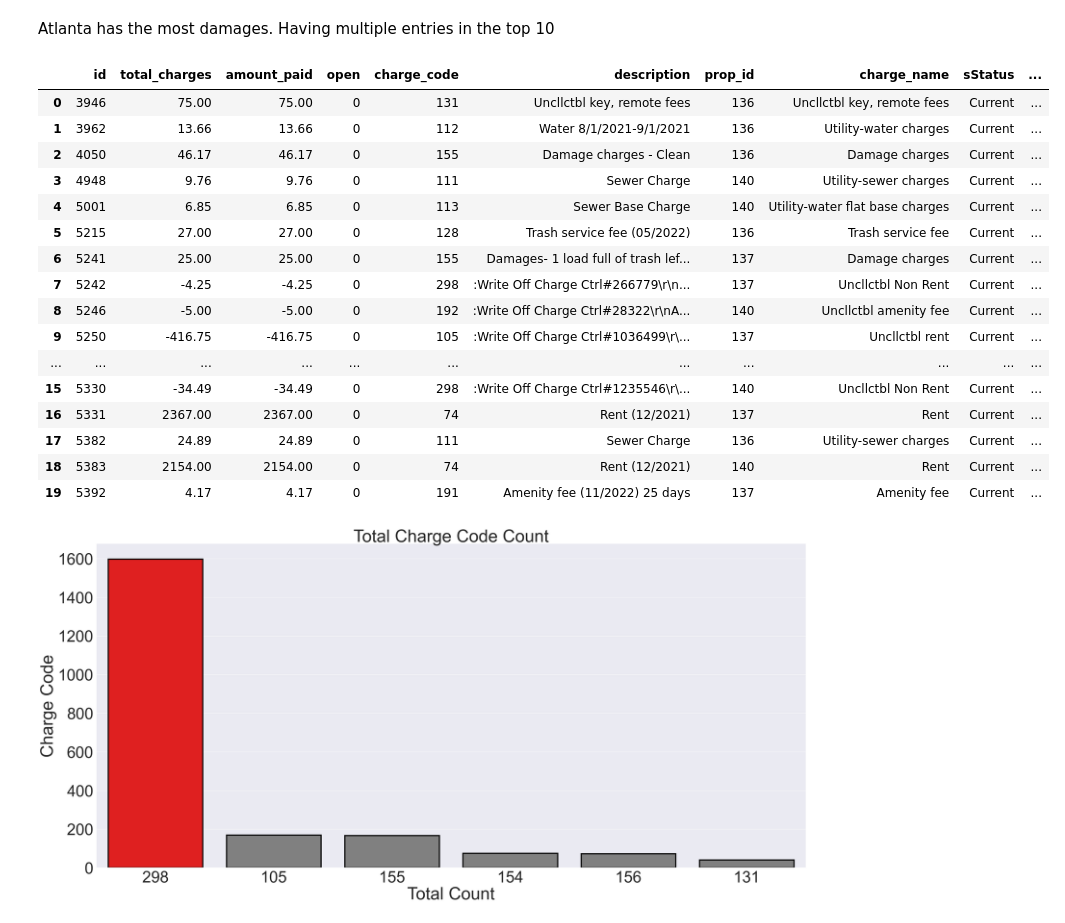
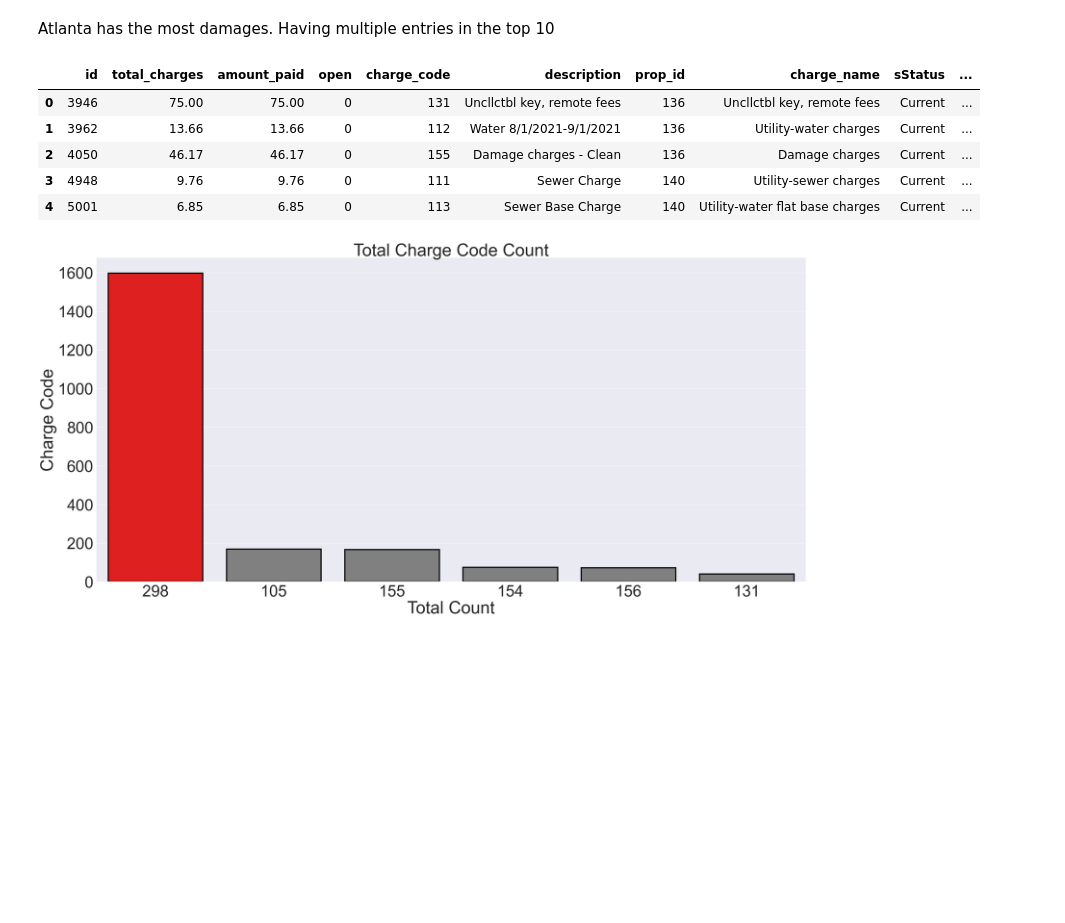
Before and after one commit to Project-DANE/DANE, a Jupyter notebook: e_workbook.ipynb, the cells around one changed output. Cells and saved outputs as stored; diff of their text form; code cells hidden in the pictures; blank space fills up the shorter version.

```diff
--- a/e_workbook.ipynb
+++ b/e_workbook.ipynb
@@ -14,25 +14,14 @@ scaler= MinMaxScaler()
 # %%
 df= w.get_cws_data()
 # %%
-df.head(20)
+df.head(5)
 # %% [output]
 |  | id | total_charges | amount_paid | open | charge_code | description | prop_id | charge_name | sStatus | ... |
 | 0 | 3946 | 75.00 | 75.00 | 0 | 131 | Uncllctbl key, remote fees | 136 | Uncllctbl key, remote fees | Current | ... |
 | 1 | 3962 | 13.66 | 13.66 | 0 | 112 | Water 8/1/2021-9/1/2021 | 136 | Utility-water charges | Current | ... |
 | 2 | 4050 | 46.17 | 46.17 | 0 | 155 | Damage charges - Clean | 136 | Damage charges | Current | ... |
 | 3 | 4948 | 9.76 | 9.76 | 0 | 111 | Sewer Charge | 140 | Utility-sewer charges | Current | ... |
 | 4 | 5001 | 6.85 | 6.85 | 0 | 113 | Sewer Base Charge | 140 | Utility-water flat base charges | Current | ... |
-| 5 | 5215 | 27.00 | 27.00 | 0 | 128 | Trash service fee (05/2022) | 136 | Trash service fee | Current | ... |
-| 6 | 5241 | 25.00 | 25.00 | 0 | 155 | Damages- 1 load full of trash lef... | 137 | Damage charges | Current | ... |
-| 7 | 5242 | -4.25 | -4.25 | 0 | 298 | :Write Off Charge Ctrl#266779\r\n... | 137 | Uncllctbl Non Rent | Current | ... |
-| 8 | 5246 | -5.00 | -5.00 | 0 | 192 | :Write Off Charge Ctrl#28322\r\nA... | 140 | Uncllctbl amenity fee | Current | ... |
-| 9 | 5250 | -416.75 | -416.75 | 0 | 105 | :Write Off Charge Ctrl#1036499\r\... | 137 | Uncllctbl rent | Current | ... |
-| ... | ... | ... | ... | ... | ... | ... | ... | ... | ... | ... |
-| 15 | 5330 | -34.49 | -34.49 | 0 | 298 | :Write Off Charge Ctrl#1235546\r\... | 140 | Uncllctbl Non Rent | Current | ... |
-| 16 | 5331 | 2367.00 | 2367.00 | 0 | 74 | Rent (12/2021) | 137 | Rent | Current | ... |
-| 17 | 5382 | 24.89 | 24.89 | 0 | 111 | Sewer Charge | 136 | Utility-sewer charges | Current | ... |
-| 18 | 5383 | 2154.00 | 2154.00 | 0 | 74 | Rent (12/2021) | 140 | Rent | Current | ... |
-| 19 | 5392 | 4.17 | 4.17 | 0 | 191 | Amenity fee (11/2022) 25 days | 137 | Amenity fee | Current | ... |
 # %%
 train, validate, test, X_train, y_train, X_val, y_val, X_test, y_test = w.train_vailidate_test_split(df, 'bad_resident', 'bad_resident')
 # %%
```
Also changed, not shown: parts of 6 cells of this notebook, 2 other files.
